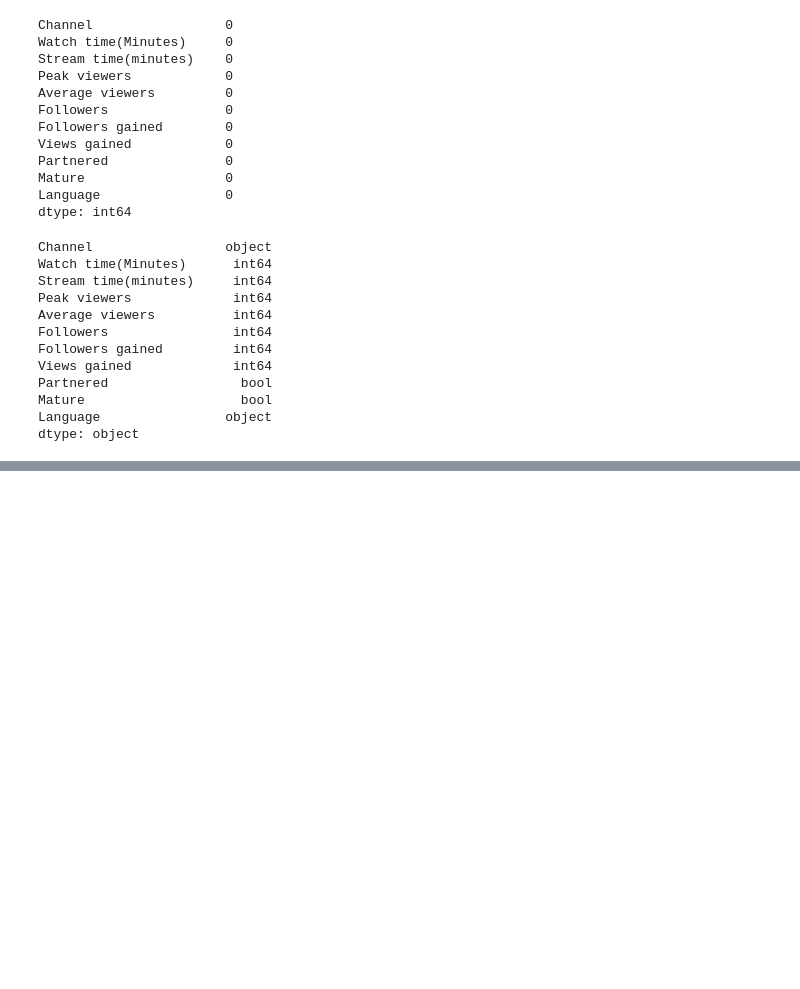
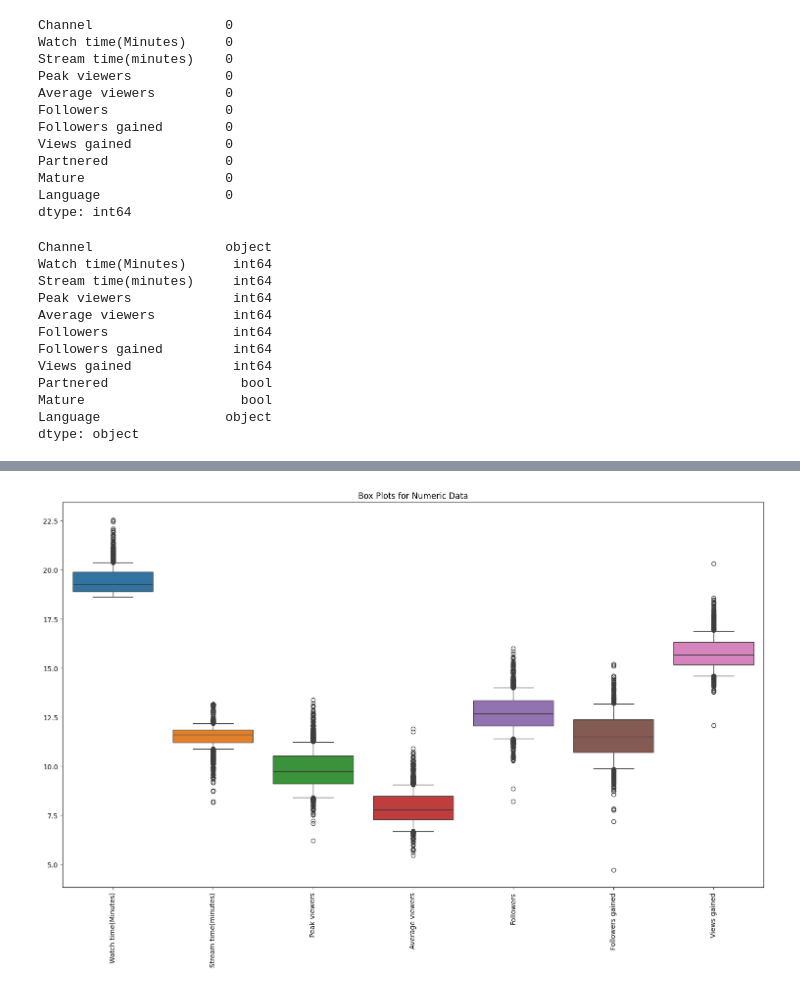
Before and after one commit to datasheng/CSC460-HW-Repo-Darren-Ling, a Jupyter notebook: HW4/Exploratory_Data_Analysis_Darren_Ling.ipynb, the cells around one changed output, grey strips where cells are left out. Drawn from its saved outputs; the diff is of its cells as text; code cells hidden in the pictures; blank space fills up the shorter version.

```diff
--- a/HW4/Exploratory_Data_Analysis_Darren_Ling.ipynb
+++ b/HW4/Exploratory_Data_Analysis_Darren_Ling.ipynb
@@ -152,0 +171,11 @@ plt.show()
+# %%
+# Box plots for Numeric Data
+log_data = df[numeric_columns].apply(lambda x: np.log1p(x))
+plt.figure(figsize=(15, 10))
+sns.boxplot(data=log_data, whis=0.5)
+plt.xticks(rotation=90)
+plt.title("Box Plots for Numeric Data")
+plt.tight_layout()
+plt.show()
+# %% [output]
+[figure, added]
```
Also changed, not shown: parts of 3 cells of this notebook.
